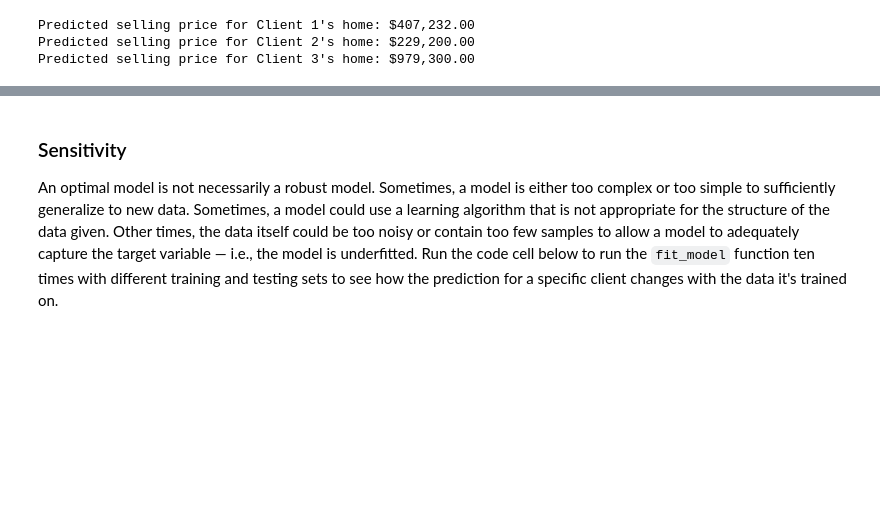
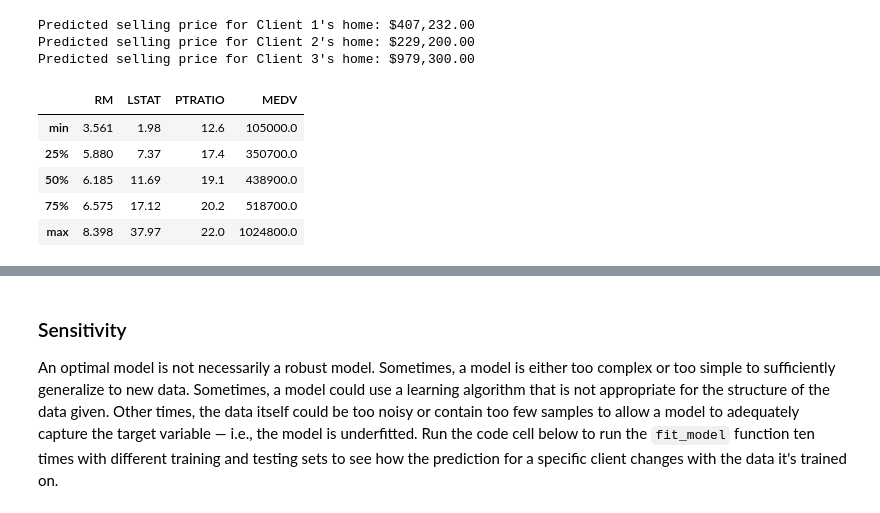
Before and after one commit to mqkh515/udacityMLND, a Jupyter notebook: projects/boston_housing/boston_housing.ipynb, the cells around one changed output, grey strips where cells are left out. Drawn from its saved outputs; the diff is of its cells as text; code cells hidden in the pictures; blank space fills up the shorter version.

```diff
--- a/projects/boston_housing/boston_housing.ipynb
+++ b/projects/boston_housing/boston_housing.ipynb
@@ -354,6 +362,15 @@ for i, price in enumerate(reg.predict(client_data)):
 Predicted selling price for Client 1's home: $407,232.00
 Predicted selling price for Client 2's home: $229,200.00
 Predicted selling price for Client 3's home: $979,300.00
+# %%
+data.describe().ix[[u'min', u'25%', u'50%', u'75%', u'max']]
+# %% [output]
+|  | RM | LSTAT | PTRATIO | MEDV |
+| min | 3.561 | 1.98 | 12.6 | 105000.0 |
+| 25% | 5.880 | 7.37 | 17.4 | 350700.0 |
+| 50% | 6.185 | 11.69 | 19.1 | 438900.0 |
+| 75% | 6.575 | 17.12 | 20.2 | 518700.0 |
+| max | 8.398 | 37.97 | 22.0 | 1024800.0 |
 # %% [markdown]
 **Answer: **
 
```
Also changed, not shown: parts of 11 cells of this notebook, 1 other file.
